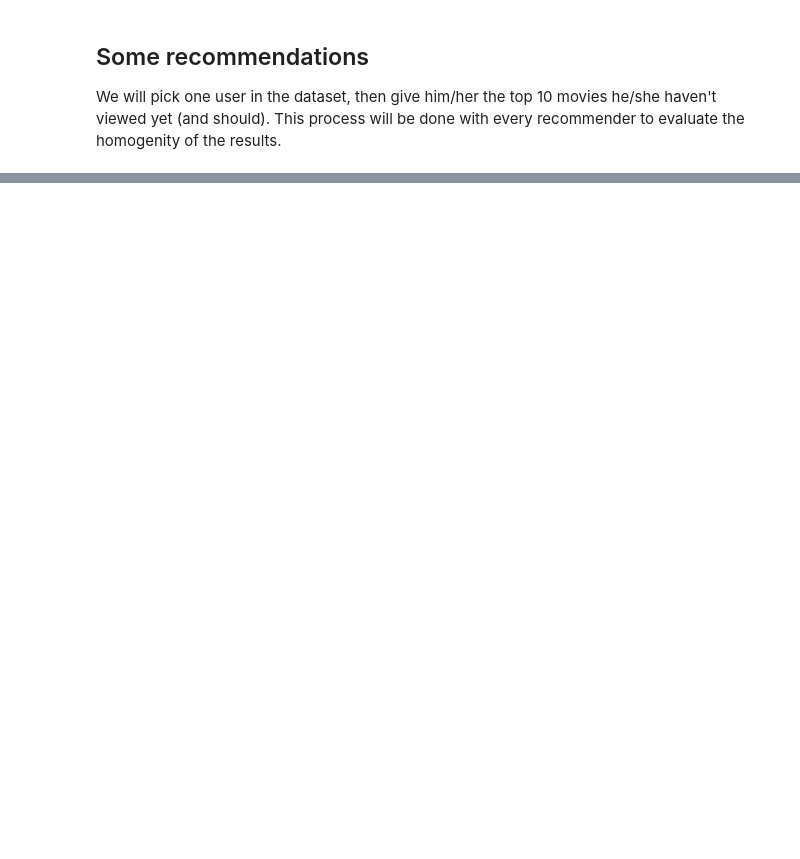
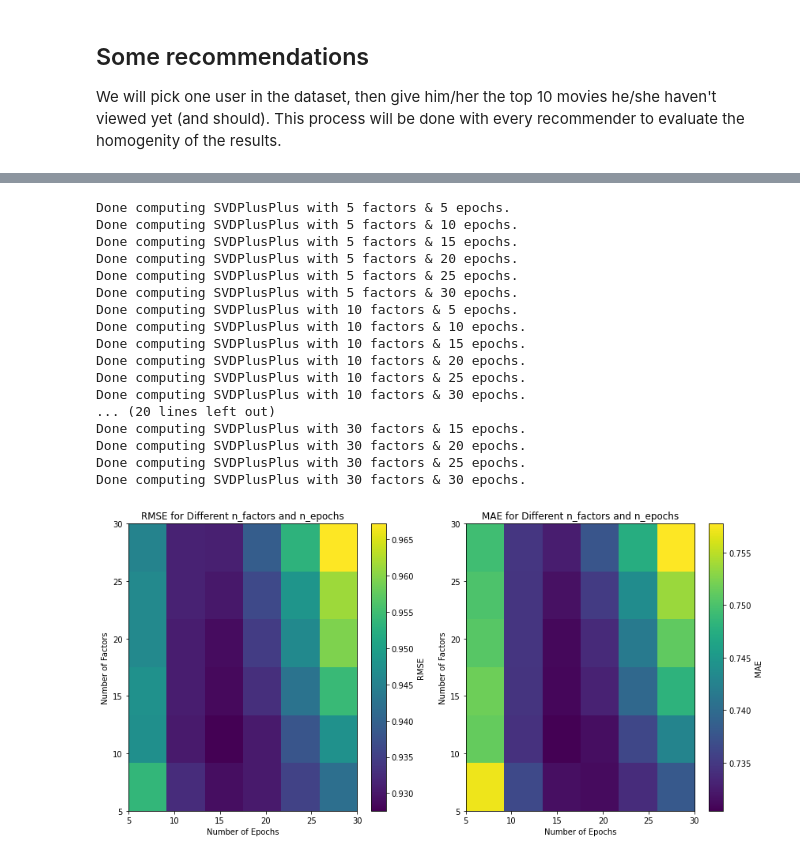
Before and after one commit to LoicE5/Recommendation-models-analysis, a Jupyter notebook: Projet.ipynb, the cells around one changed output, grey strips where cells are left out. Drawn from its saved outputs; the diff is of its cells as text; code cells hidden in the pictures; blank space fills up the shorter version.

```diff
--- a/Projet.ipynb
+++ b/Projet.ipynb
@@ -675,0 +666,22 @@ show_top_10_movies(user, jaccard_recommender, 'Jaccard Recommender')
+# %%
+# SVD++
+test_with_different_params(SVDPlusPlus, 30, 30)
+# %% [output]
+Done computing SVDPlusPlus with 5 factors & 5 epochs.
+Done computing SVDPlusPlus with 5 factors & 10 epochs.
+Done computing SVDPlusPlus with 5 factors & 15 epochs.
+Done computing SVDPlusPlus with 5 factors & 20 epochs.
+Done computing SVDPlusPlus with 5 factors & 25 epochs.
+Done computing SVDPlusPlus with 5 factors & 30 epochs.
+Done computing SVDPlusPlus with 10 factors & 5 epochs.
+Done computing SVDPlusPlus with 10 factors & 10 epochs.
+Done computing SVDPlusPlus with 10 factors & 15 epochs.
+Done computing SVDPlusPlus with 10 factors & 20 epochs.
+Done computing SVDPlusPlus with 10 factors & 25 epochs.
+Done computing SVDPlusPlus with 10 factors & 30 epochs.
+... (20 lines left out)
+Done computing SVDPlusPlus with 30 factors & 15 epochs.
+Done computing SVDPlusPlus with 30 factors & 20 epochs.
+Done computing SVDPlusPlus with 30 factors & 25 epochs.
+Done computing SVDPlusPlus with 30 factors & 30 epochs.
+[figure, added]
```
Also changed, not shown: parts of 20 cells of this notebook.
